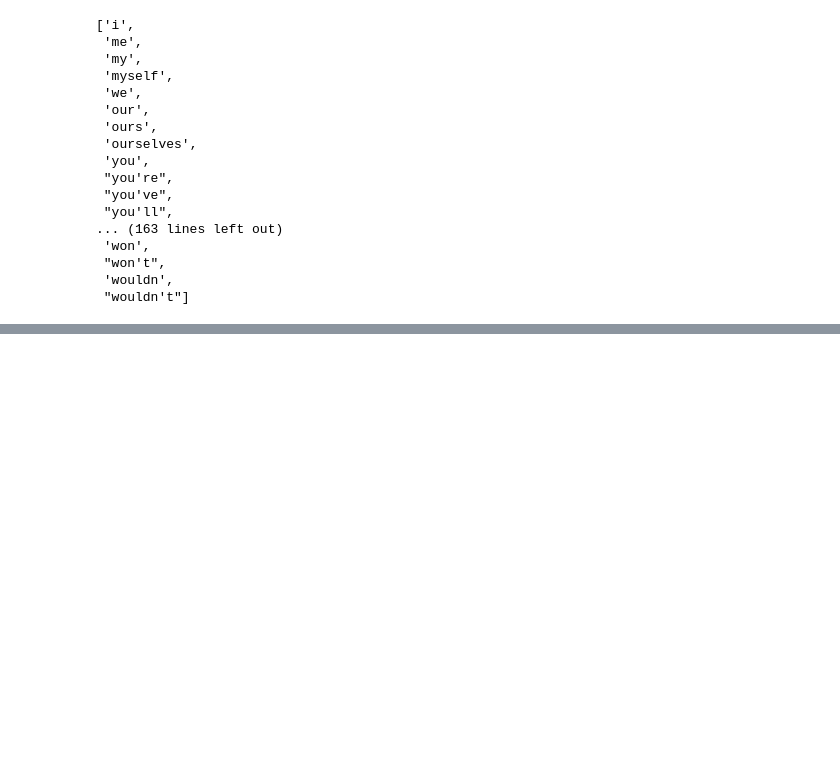
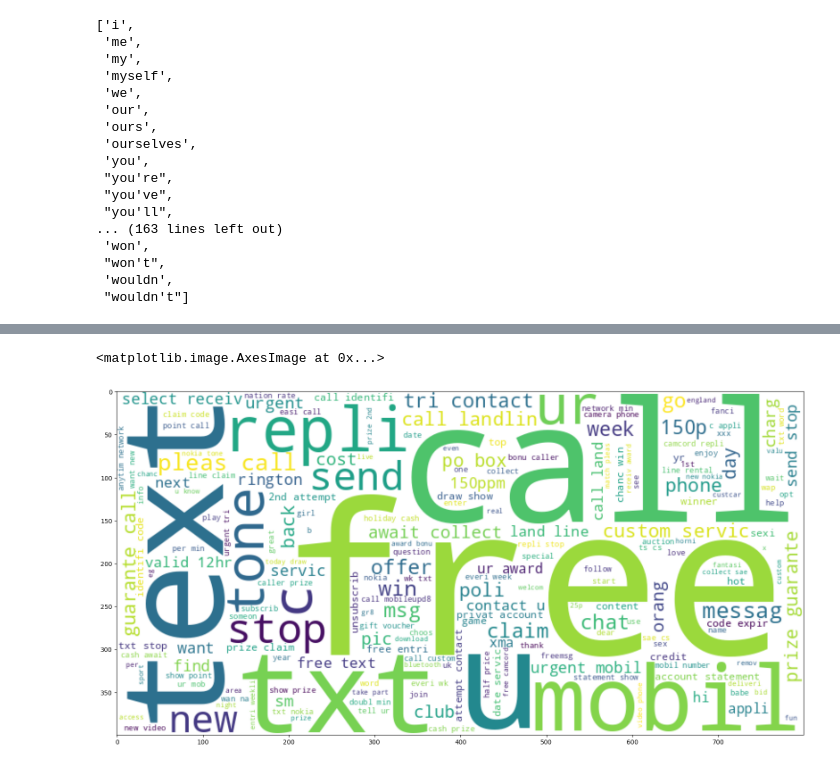
Before and after one commit to TheShyamTripathi/Spam_SMS, a Jupyter notebook: sms-detection.ipynb, the cells around one changed output, grey strips where cells are left out. Saved outputs shown, nothing was run; the diff lists cells and outputs as text; code cells hidden in the pictures; blank space fills up the shorter version.

Commit message:
Data PreProcessing had been finished

```diff
--- a/sms-detection.ipynb
+++ b/sms-detection.ipynb
@@ -354,0 +360,14 @@ TypeError: argument of type 'WordListCorpusReader' is not iterable
+# %%
+# will be creating word cloud for data visualization to display most frequent words in the processed dataset
+#using 'WordCloud' class of 'wordcloud' module
+
+wc = WordCloud(width=800, height=400, min_font_size= 10, background_color='white')
+# %%
+# creating wrod cloud for spam messages
+spamWC = wc.generate(df[df['result']== 1]['processed_text'].str.cat(sep=" "))
+
+plt.figure(figsize=(20, 10))
+plt.imshow(spamWC)
+# %% [output]
+<matplotlib.image.AxesImage at 0x...>
+[figure, added]
```
Also changed, not shown: parts of 9 cells of this notebook.
